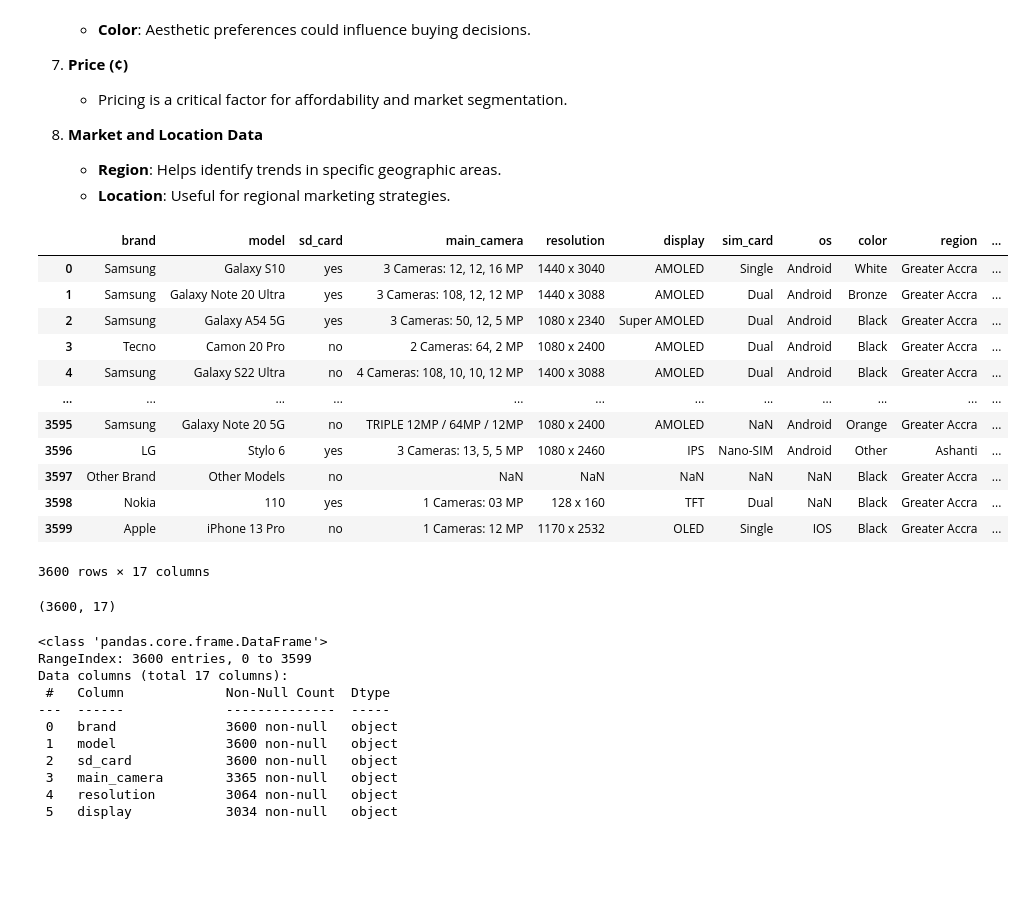
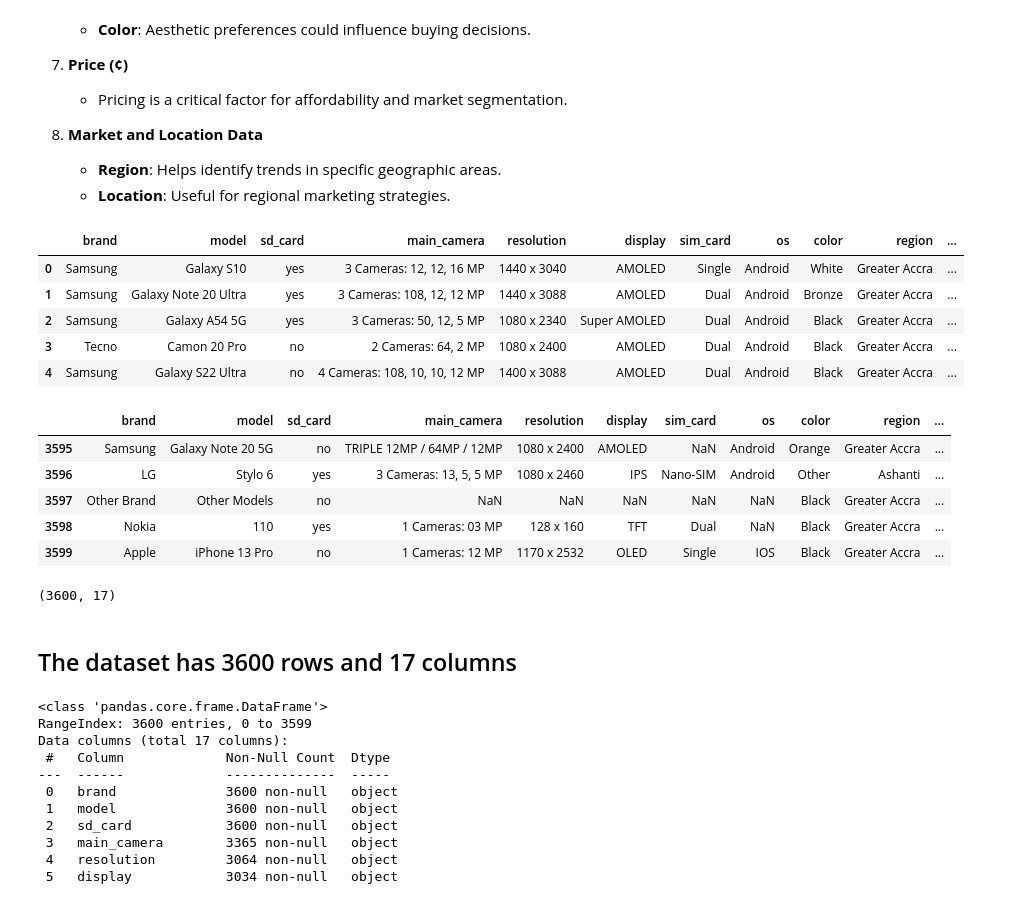
Before and after one commit to KwameCode27/car-price-prediction, a Jupyter notebook: Mobile_Price_Predictor.ipynb, the cells around one changed output. Drawn from its saved outputs; the diff is of its cells as text; code cells hidden in the pictures; blank space fills up the shorter version.

```diff
--- a/Mobile_Price_Predictor.ipynb
+++ b/Mobile_Price_Predictor.ipynb
@@ -56,26 +139,30 @@ Data Collection and Proccessing
 mobile_dataset = pd.read_csv('/content/Mobile-Phones.csv')
 # %%
 #print first 5 rows of the dataset
-mobile_dataset
+mobile_dataset.head()
 # %% [output]
 |  | brand | model | sd_card | main_camera | resolution | display | sim_card | os | color | region | ... |
 | 0 | Samsung | Galaxy S10 | yes | 3 Cameras: 12, 12, 16 MP | 1440 x 3040 | AMOLED | Single | Android | White | Greater Accra | ... |
 | 1 | Samsung | Galaxy Note 20 Ultra | yes | 3 Cameras: 108, 12, 12 MP | 1440 x 3088 | AMOLED | Dual | Android | Bronze | Greater Accra | ... |
 | 2 | Samsung | Galaxy A54 5G | yes | 3 Cameras: 50, 12, 5 MP | 1080 x 2340 | Super AMOLED | Dual | Android | Black | Greater Accra | ... |
 | 3 | Tecno | Camon 20 Pro | no | 2 Cameras: 64, 2 MP | 1080 x 2400 | AMOLED | Dual | Android | Black | Greater Accra | ... |
 | 4 | Samsung | Galaxy S22 Ultra | no | 4 Cameras: 108, 10, 10, 12 MP | 1400 x 3088 | AMOLED | Dual | Android | Black | Greater Accra | ... |
-| ... | ... | ... | ... | ... | ... | ... | ... | ... | ... | ... | ... |
-| 3595 | Samsung | Galaxy Note 20 5G | no | TRIPLE 12MP / 64MP / 12MP | 1080 x 2400 | AMOLED | NaN | Android | Orange | Greater Accra | ... |
-| 3596 | LG | Stylo 6 | yes | 3 Cameras: 13, 5, 5 MP | 1080 x 2460 | IPS | Nano-SIM | Android | Other | Ashanti | ... |
-| 3597 | Other Brand | Other Models | no | NaN | NaN | NaN | NaN | NaN | Black | Greater Accra | ... |
-| 3598 | Nokia | 110 | yes | 1 Cameras: 03 MP | 128 x 160 | TFT | Dual | NaN | Black | Greater Accra | ... |
-| 3599 | Apple | iPhone 13 Pro | no | 1 Cameras: 12 MP | 1170 x 2532 | OLED | Single | IOS | Black | Greater Accra | ... |
-3600 rows × 17 columns
+# %%
+mobile_dataset.tail()
+# %% [output]
+|  | brand | model | sd_card | main_camera | resolution | display | sim_card | os | color | region | ... |
+| 3595 | Samsung | Galaxy Note 20 5G | no | TRIPLE 12MP / 64MP / 12MP | 1080 x 2400 | AMOLED | NaN | Android | Orange | Greater Accra | ... |
+| 3596 | LG | Stylo 6 | yes | 3 Cameras: 13, 5, 5 MP | 1080 x 2460 | IPS | Nano-SIM | Android | Other | Ashanti | ... |
+| 3597 | Other Brand | Other Models | no | NaN | NaN | NaN | NaN | NaN | Black | Greater Accra | ... |
+| 3598 | Nokia | 110 | yes | 1 Cameras: 03 MP | 128 x 160 | TFT | Dual | NaN | Black | Greater Accra | ... |
+| 3599 | Apple | iPhone 13 Pro | no | 1 Cameras: 12 MP | 1170 x 2532 | OLED | Single | IOS | Black | Greater Accra | ... |
 # %%
 # checking the number of row and columns
 mobile_dataset.shape
 # %% [output]
 (3600, 17)
+# %% [markdown]
+## The dataset has 3600 rows and 17 columns
 # %%
 # some info about the dataset
 mobile_dataset.info()
```
Also changed, not shown: parts of 36 cells of this notebook.
